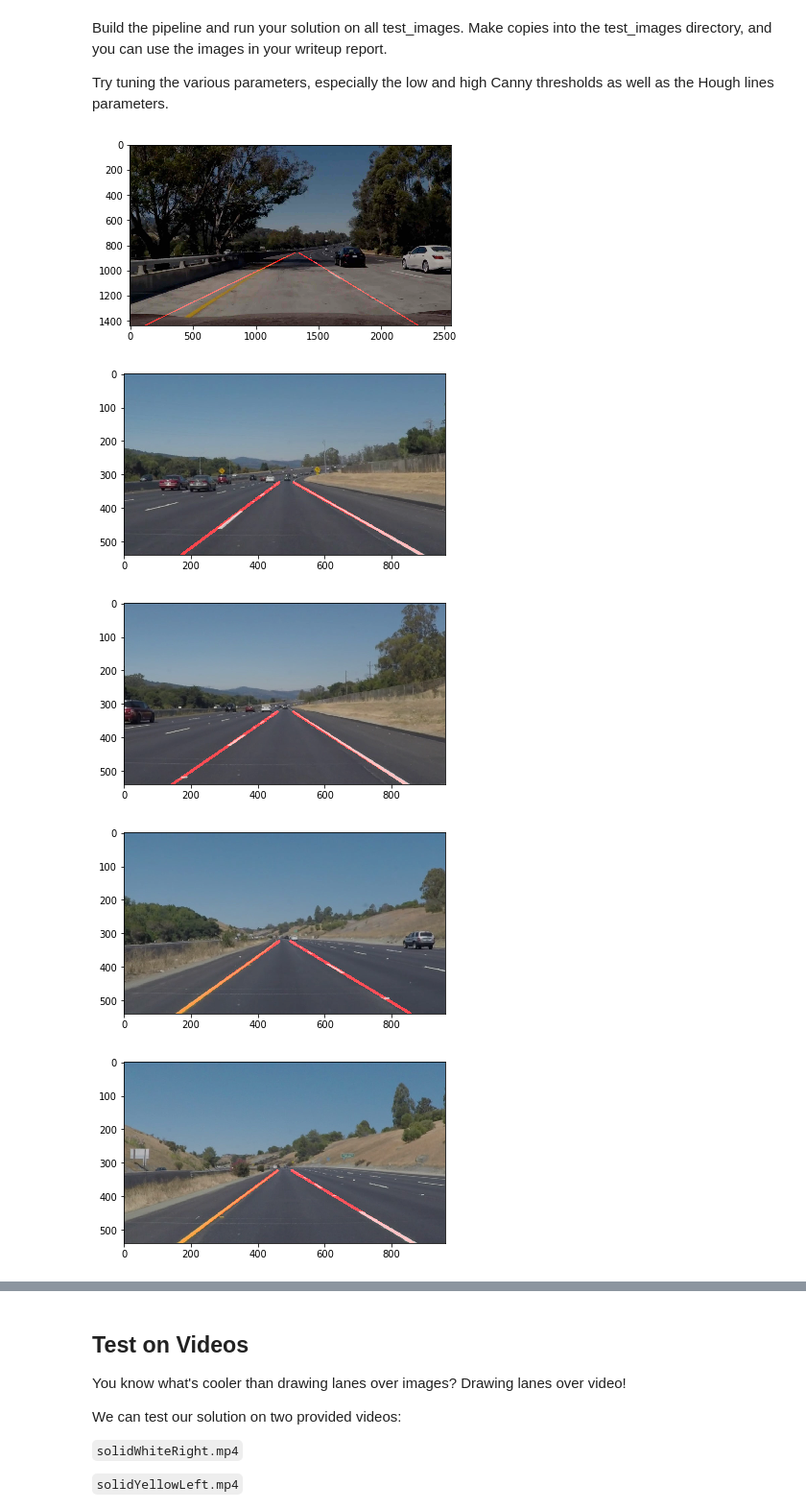
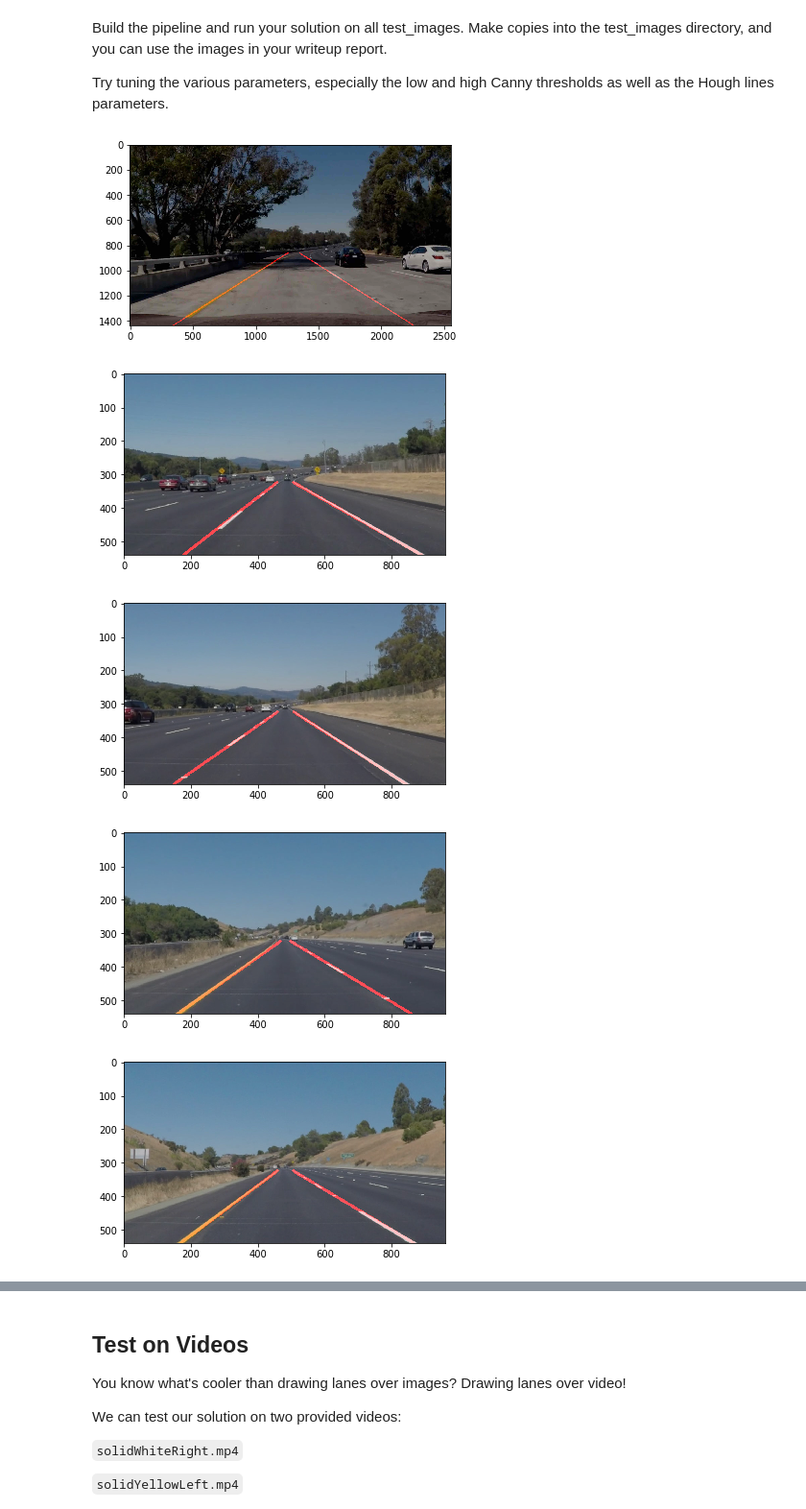
Before and after one commit to sebastien-attia/Udacity__CarND-LaneLines-P1, a Jupyter notebook: P1.ipynb, the cells around one changed output, grey strips where cells are left out. Shown at 96% size. Drawn from its saved outputs; the diff is of its cells as text; code cells hidden in the pictures.

Commit message:
Version optimized for the challenge

```diff
--- a/P1.ipynb
+++ b/P1.ipynb
@@ -141,6 +141,9 @@ def draw_lines(img, lines, color=[255, 0, 0], thickness=7):
     If you want to make the lines semi-transparent, think about combining
     this function with the weighted_img() function below
     """
+    if lines is None or len(lines) == 0:
+        return
+
     def is_outbound_slope(slope):
         return abs(slope) <= 0.3 or abs(slope) > 0.8
 
@@ -159,10 +162,6 @@ def draw_lines(img, lines, color=[255, 0, 0], thickness=7):
     lanes_points = ([],[])
     for line in lines:
         for x1,y1,x2,y2 in line:
-            if min(y1, y2) < 0.5*height:
-                print(y1, y2)
-                continue
-
             slope = (y2-y1)/(x2-x1)
             if is_outbound_slope(slope):
                 continue
@@ -246,39 +252,66 @@ Try tuning the various parameters, especially the low and high Canny thresholds
 # %%
 # TODO: Build your pipeline that will draw lane lines on the test_images
 # then save them to the test_images directory.
 
-def find_lanes(img):
-    def inc_contrast(img):
-        lower = np.array([120, 120, 120])
-        upper = np.array([255,255,255])
-        mask = cv2.inRange(img, lower, upper)
-        return cv2.bitwise_and(img, img, mask = mask)
-
-    gray = grayscale(img)
-    blur = gaussian_blur(gray, 5)
-    can = canny(blur, 80, 160)
-
-    def perspective(img):
+def perspective(img):
         height, width = img.shape
         half_height = 0.6*height
         vertices = np.array([[(0,height),(0.49*width, half_height), (0.52*width, half_height), (width,height)]], dtype=np.int32)
         return region_of_interest(img, vertices)
 
+# This version of the find_lanes() function was used originally for the white.mp4 and yellow.mp4 videos.
+# But this version does not work well for the challenge.
+def find_lanes(img, initial_img=None):
+    if initial_img is None:
+        initial_img = img
+
+    gray = grayscale(img)
+    blur = gaussian_blur(gray, 5)
+    can = canny(blur, 130, 150)
     perspect = perspective(can)
+
+    # This line is to add the Canny transformation on the image
+    # img = np.bitwise_or(img, perspect[:,:,np.newaxis])
+
     edges = hough_lines(perspect, 1, np.pi/180., 35, 15, 30)
 
-    return weighted_img(edges, img)
+    return weighted_img(edges, initial_img)
 
+# This version is optimized for the challenge.
+def find_lanes_challenge(img):
+    def filter_white_yellow(img):
+        def mask(hsv, hsv_lower, hsv_upper):
+            return cv2.inRange(hsv, np.array(hsv_lower, dtype=np.uint8), np.array(hsv_upper, dtype=np.uint8))
+
+        # Convert BGR to HSV
+        hsv = cv2.cvtColor(img, cv2.COLOR_RGB2HSV)
+
+        mask_yellow = mask(hsv, [20,100,100], [52,255,255])
+        sensitivity = 50
+        mask_white = mask(hsv, [0,0,255-sensitivity], [255, sensitivity, 255])
+        mask = cv2.bitwise_or(mask_white, mask_yellow)
+
+        return cv2.bitwise_and(img, img, mask=mask)
+
+    filtered = filter_white_yellow(img)
+    return find_lanes(filtered, img)
 
 for file in os.listdir("test_images/"):
-    if not file.endswith('.jpg'):
+    if file.startswith('fl_') or not file.endswith('.jpg'):
         continue
 
     img = mpimg.imread('test_images/%s' % (file))
-    plt.imshow(find_lanes(img))
+
+    fl_img = find_lanes_challenge(img)
+
+    plt.imshow(fl_img)
     plt.figure()
+
+    #r, g, b = cv2.split(fl_img)
+    #fl_img = cv2.merge((b, g, r))
+    #cv2.imwrite('test_images/fl_%s' % (file), fl_img)
 # %% [output]
-[figure, old version]
+[figure, new version]
 [figure]
 [figure]
 [figure]
```
Also changed, not shown: parts of 5 cells of this notebook, 17 other files.
